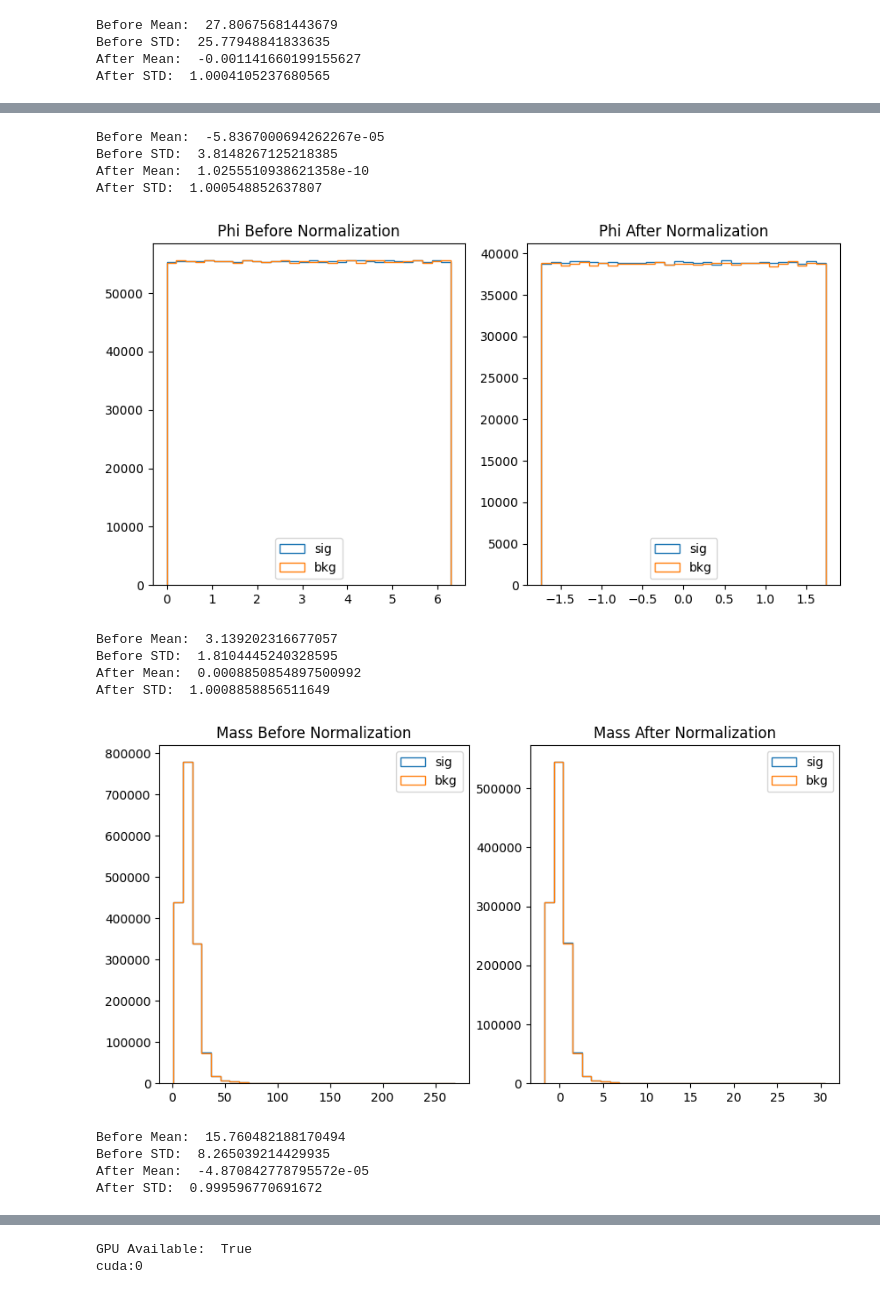
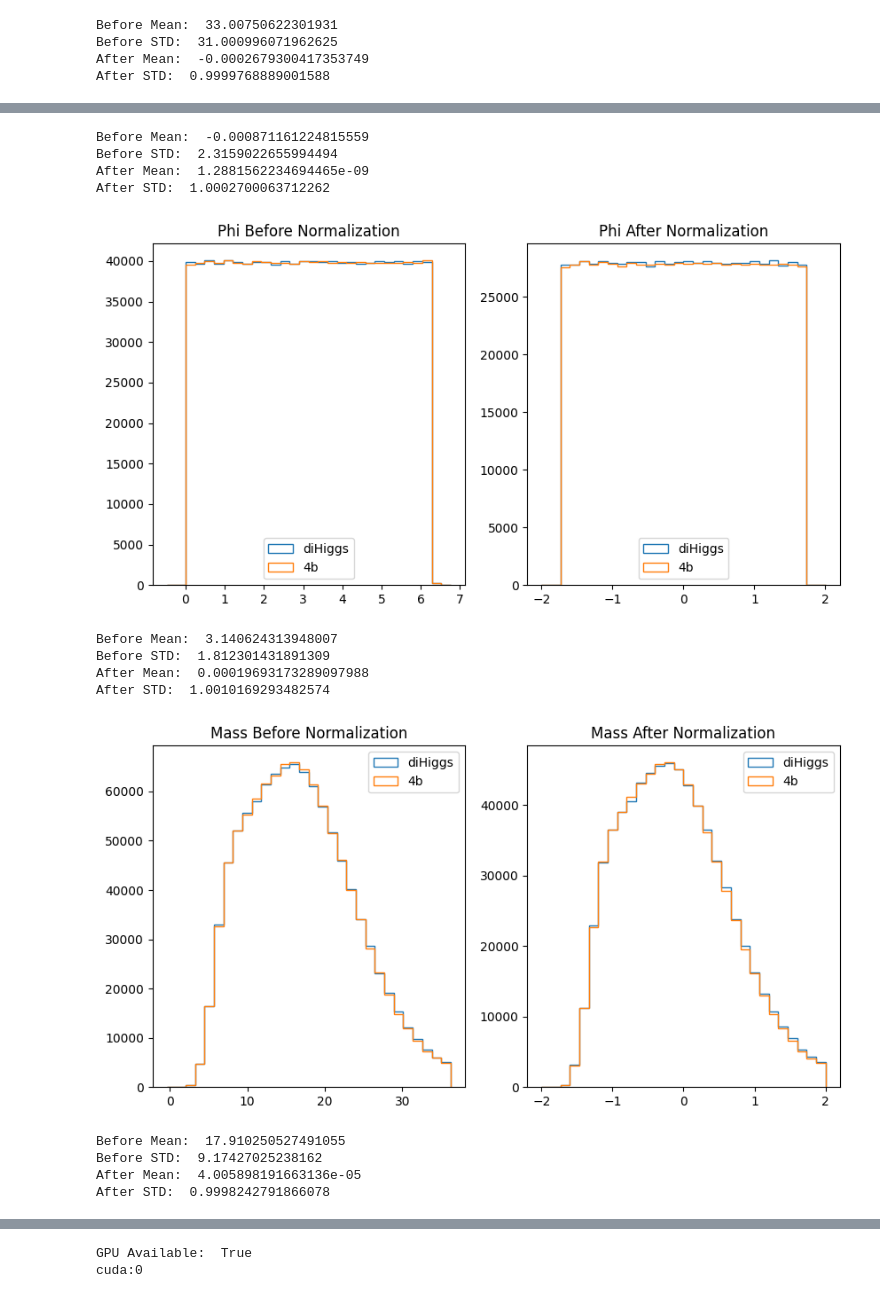
Before and after one commit to LukeV37/Pileup_Project, a Jupyter notebook: analysis/DiHiggs_4b_Attention_Classifier.ipynb, the cells around one changed output, grey strips where cells are left out. Saved outputs shown, nothing was run; the diff lists cells and outputs as text; code cells hidden in the pictures.

```diff
--- a/analysis/DiHiggs_4b_Attention_Classifier.ipynb
+++ b/analysis/DiHiggs_4b_Attention_Classifier.ipynb
@@ -55,14 +55,22 @@ class Jet:
     def __len__(self):
         return len(self.pt)
 
-    def apply_mask(self, mask):
+    def apply_mask(self, mask, shuffle=False):
         self.pt = self.pt[mask]
         self.eta = self.eta[mask]
         self.phi = self.phi[mask]
         self.m = self.m[mask]
         self.pufr = self.pufr[mask]
         self.label = self.label[mask]
-        self.likelihood = self.likelihood[mask]
+        if shuffle:
+            self.likelihood = self.likelihood[mask]
+
+        # How to apply mask on neighbors?
+        #if not shuffle:
+        #    self.likelihood = self.likelihood[mask]
+        #    mask = mask[:,np.newaxis]
+        #    mask = ak.broadcast_arrays(mask,self.likelihood)
+        #    self.likelihood = self.likelihood[mask]
 
     def return_event_idx(self):
         sig = (self.label==1)
@@ -134,7 +145,10 @@ print(jets.likelihood)
 # %%
 # Shuffle the events
 shuffled_idx = np.random.permutation(len(jets))
-jets.apply_mask(shuffled_idx)
+jets.apply_mask(shuffled_idx,shuffle=True)
+# %%
+mask = abs(jets.eta)<4
+jets.apply_mask(mask)
 # %%
 # Plot number of jets per event
 h_num_jets = ak.num(jets.pt,axis=1)
@@ -227,20 +204,21 @@ var_list_after = [X_train[0][:,:,0],X_train[0][:,:,1],X_train[0][:,:,2],X_train[
 for i in range(4):
     fig, (ax1, ax2) = plt.subplots(1, 2, figsize=(10, 5))
     var1 = var_list_before[i]
-    mini=ak.min(var1)
-    maxi=ak.max(var1)
+
+    mini=ak.mean(var1)-2*ak.std(var1)
+    maxi=ak.mean(var1)+2*ak.std(var1)
     sig,bkg = jets.return_event_idx()
-    ax1.hist(ak.ravel(var1[sig]),histtype='step',label='sig',bins=30,range=(mini,maxi))
-    ax1.hist(ak.ravel(var1[bkg]),histtype='step',label='bkg',bins=30,range=(mini,maxi))
+    ax1.hist(ak.ravel(var1[sig]),histtype='step',label='diHiggs',bins=30,range=(mini,maxi))
+    ax1.hist(ak.ravel(var1[bkg]),histtype='step',label='4b',bins=30,range=(mini,maxi))
     ax1.set_title(var_list[i]+" Before Normalization")
     ax1.legend()
     var2 = var_list_after[i]
-    mini=ak.min(var2)
-    maxi=ak.max(var2)
+    mini=ak.mean(var2)-2*ak.std(var2)
+    maxi=ak.mean(var2)+2*ak.std(var2)
     sig = (y_train==1)
     bkg = ~sig
-    ax2.hist(ak.ravel(var2[sig]),histtype='step',label='sig',bins=30,range=(mini,maxi))
-    ax2.hist(ak.ravel(var2[bkg]),histtype='step',label='bkg',bins=30,range=(mini,maxi))
+    ax2.hist(ak.ravel(var2[sig]),histtype='step',label='diHiggs',bins=30,range=(mini,maxi))
+    ax2.hist(ak.ravel(var2[bkg]),histtype='step',label='4b',bins=30,range=(mini,maxi))
     ax2.set_title(var_list[i]+" After Normalization")
     ax2.legend()
     plt.show()
@@ -253,4 +231,4 @@ for i in range(4):
-Before Mean:  27.80675681443679
-Before STD:  25.77948841833635
-After Mean:  -0.001141660199155627
-After STD:  1.0004105237680565
+Before Mean:  33.00750622301931
+Before STD:  31.000996071962625
+After Mean:  -0.0002679300417353749
+After STD:  0.9999768889001588
@@ -258,14 +236,14 @@ After STD:  1.0004105237680565
-Before Mean:  -5.8367000694262267e-05
-Before STD:  3.8148267125218385
-After Mean:  1.0255510938621358e-10
-After STD:  1.000548852637807
+Before Mean:  -0.000871161224815559
+Before STD:  2.3159022655994494
+After Mean:  1.2881562234694465e-09
+After STD:  1.0002700063712262
-[figure, old version]
+[figure, new version]
-Before Mean:  3.139202316677057
-Before STD:  1.8104445240328595
-After Mean:  0.0008850854897500992
-After STD:  1.0008858856511649
+Before Mean:  3.140624313948007
+Before STD:  1.812301431891309
+After Mean:  0.00019693173289097988
+After STD:  1.0010169293482574
-[figure, old version]
+[figure, new version]
-Before Mean:  15.760482188170494
-Before STD:  8.265039214429935
-After Mean:  -4.870842778795572e-05
-After STD:  0.999596770691672
+Before Mean:  17.910250527491055
+Before STD:  9.17427025238162
+After Mean:  4.005898191663136e-05
+After STD:  0.9998242791866078
```
Also changed, not shown: parts of 11 cells of this notebook.
